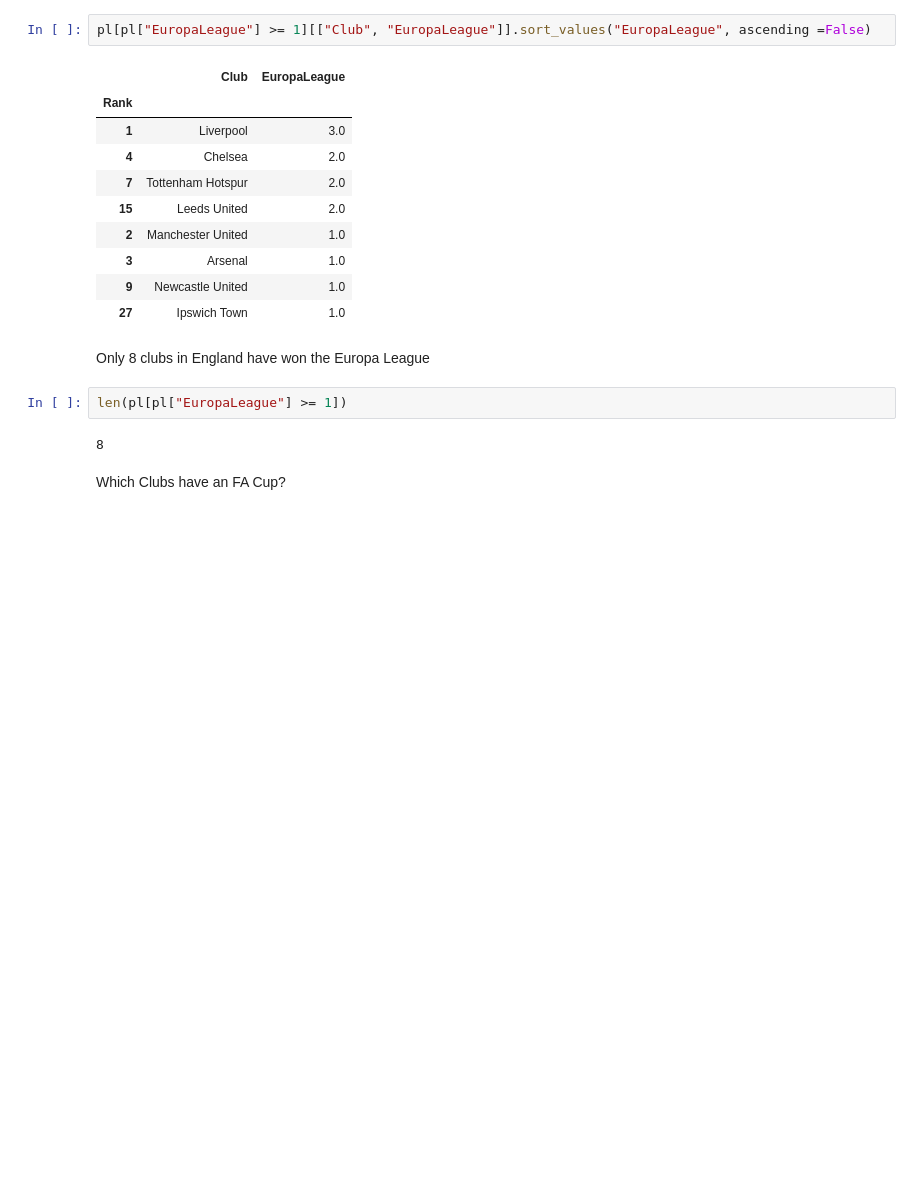
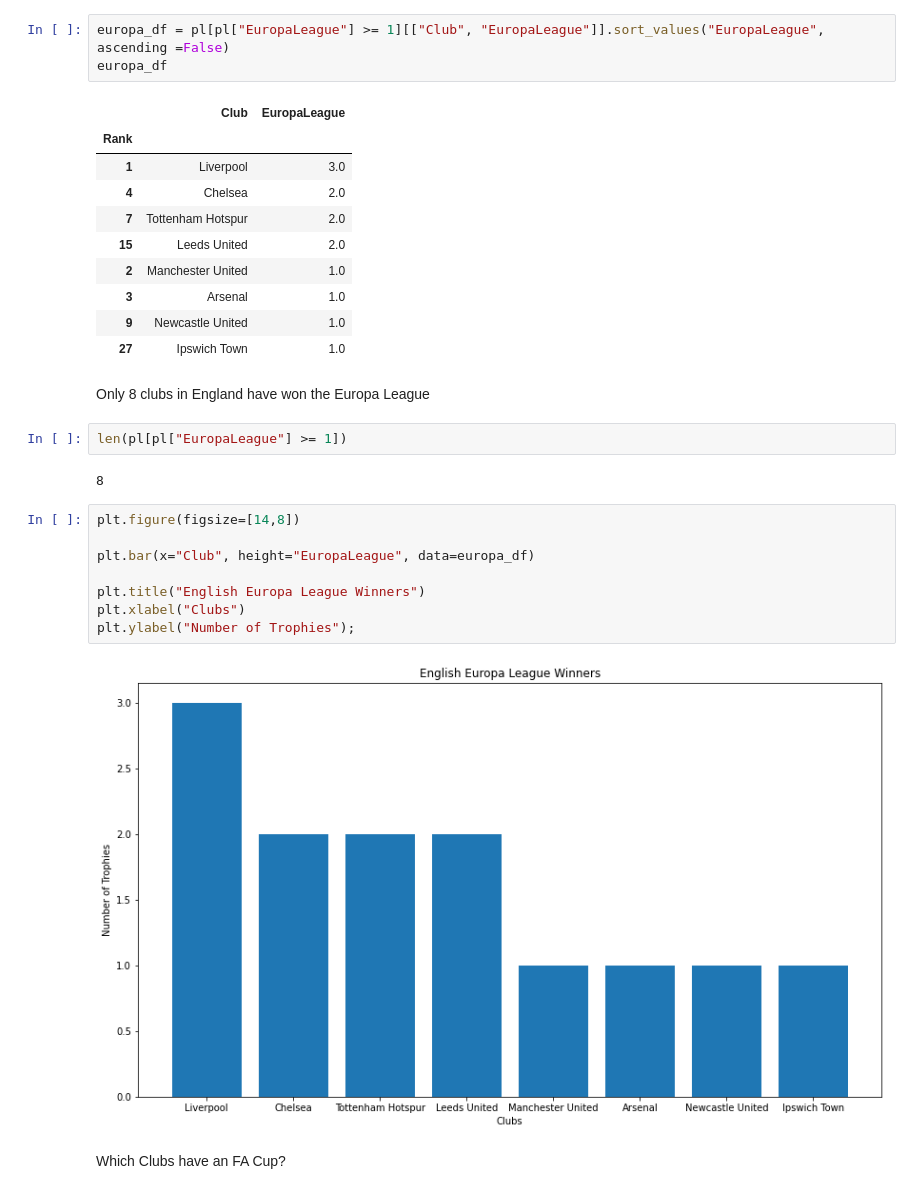
Before and after one commit to EyimofeP/english-football-trophy, a Jupyter notebook: English Football Trophy Analysis.ipynb, the cells around one changed output. Saved outputs shown, nothing was run; the diff lists cells and outputs as text; blank space fills up the shorter version.

```diff
--- a/English Football Trophy Analysis.ipynb
+++ b/English Football Trophy Analysis.ipynb
@@ -111,7 +145,8 @@ len(pl[pl["League"] >= 1])
 # %% [markdown]
 Which Clubs have won Europa League?
 # %%
-pl[pl["EuropaLeague"] >= 1][["Club", "EuropaLeague"]].sort_values("EuropaLeague", ascending =False)
+europa_df = pl[pl["EuropaLeague"] >= 1][["Club", "EuropaLeague"]].sort_values("EuropaLeague", ascending =False)
+europa_df
 # %% [output]
 |  | Club | EuropaLeague |
 | Rank |  |  |
@@ -129,6 +164,16 @@ Only 8 clubs in England have won the Europa League
 len(pl[pl["EuropaLeague"] >= 1])
 # %% [output]
 8
+# %%
+plt.figure(figsize=[14,8])
+
+plt.bar(x="Club", height="EuropaLeague", data=europa_df)
+
+plt.title("English Europa League Winners")
+plt.xlabel("Clubs")
+plt.ylabel("Number of Trophies");
+# %% [output]
+[figure, added]
 # %% [markdown]
 Which Clubs have an FA Cup?
 # %%
```
Also changed, not shown: parts of 13 cells of this notebook.
